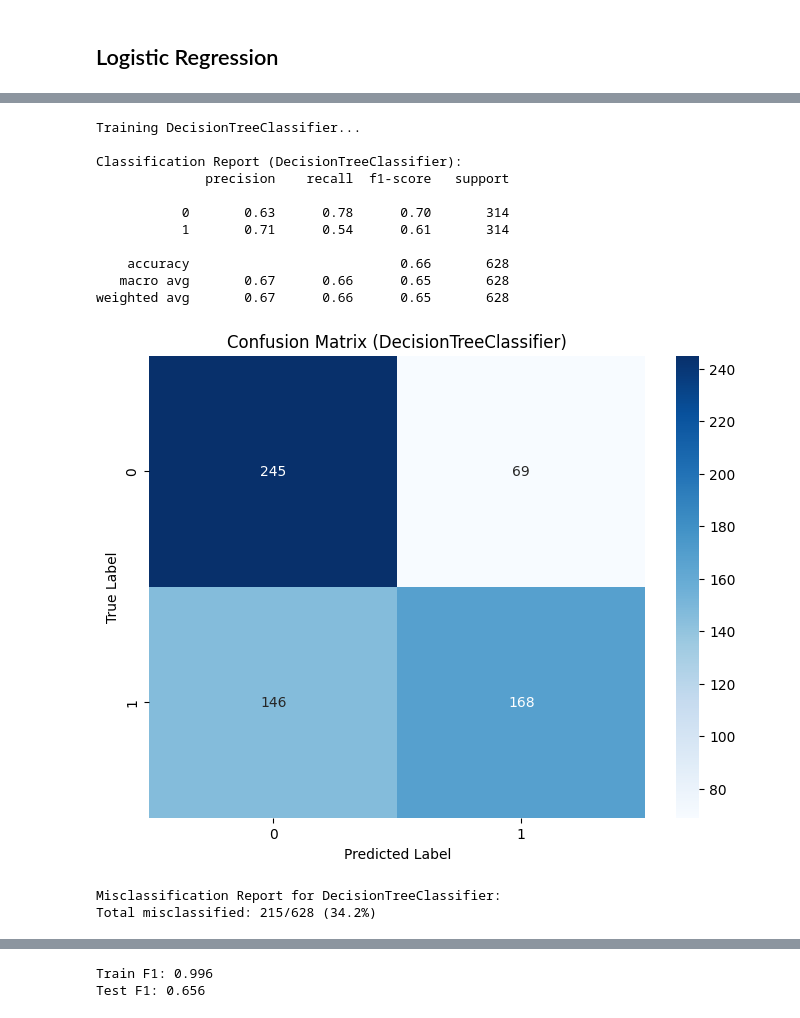
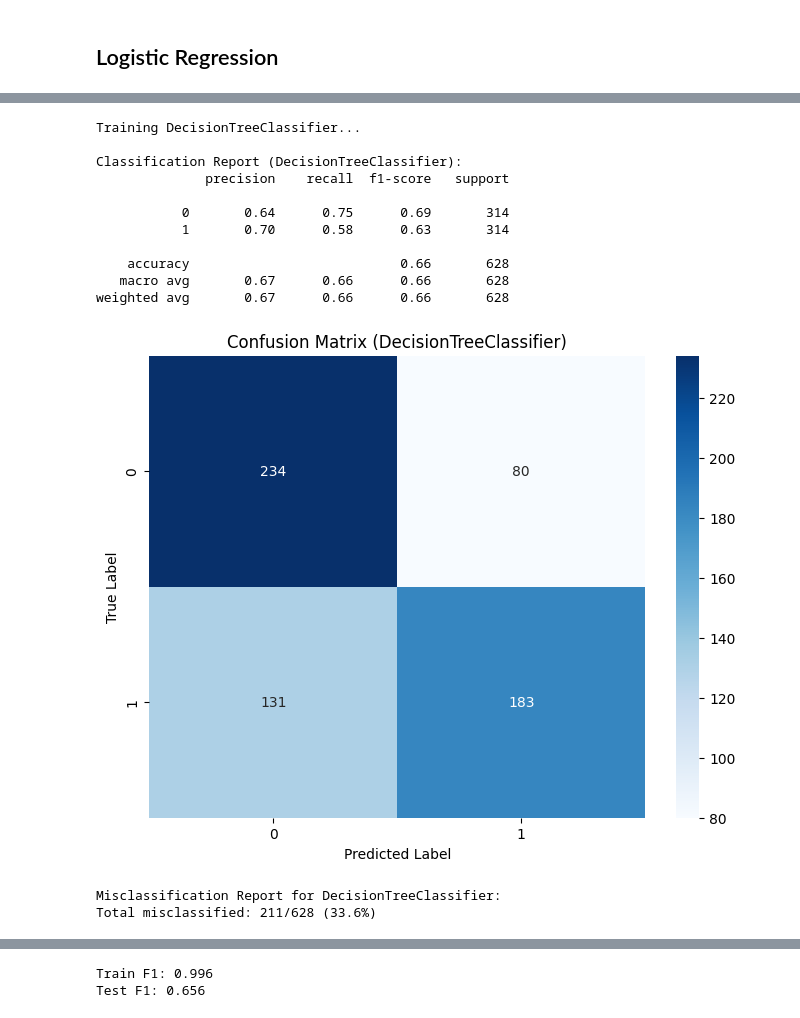
Before and after one commit to Mekruba/DAT550-Project, a Jupyter notebook: Project-TraditinalML.ipynb, the cells around one changed output, grey strips where cells are left out. Drawn from its saved outputs; the diff is of its cells as text; code cells hidden in the pictures.

```diff
--- a/Project-TraditinalML.ipynb
+++ b/Project-TraditinalML.ipynb
@@ -116,25 +116,15 @@ def extract_stylometric_features_parallel(df, n_jobs=8):
     return pd.DataFrame(results)
 # %%
 def create_text_vectorizer(texts, max_tokens=1000):
-    """
-    Creates a scikit-learn TfidfVectorizer with batch-adapted vocabulary.
 
-    Args:
-        texts: List/Series of texts (articles).
-        max_tokens: Maximum vocabulary size.
-
-    Returns:
-        Fitted TfidfVectorizer instance.
-    """
     print("Creating TfidfVectorizer...")
     vectorizer = TfidfVectorizer(
         max_features=max_tokens,
         ngram_range=(1, 2),  # Uni-grams + bi-grams
-        stop_words='english',  # Optional but recommended
-        sublinear_tf=True     # Use 1+log(tf) instead of raw counts
+        stop_words='english',
+        sublinear_tf=True
     )
 
-    # Batch-adapt vocabulary (partial_fit)
     batch_size = 1000
     for i in tqdm(range(0, len(texts), batch_size),
                  desc="Building Vocabulary",
@@ -145,17 +135,7 @@ def create_text_vectorizer(texts, max_tokens=1000):
     return vectorizer
 
 def vectorize_text_in_batches(texts, vectorizer, batch_size=10000):
-    """
-    Vectorizes text in batches using scikit-learn's transform().
 
-    Args:
-        texts: List/Series of texts.
-        vectorizer: Fitted TfidfVectorizer.
-        batch_size: Number of samples per batch.
-
-    Returns:
-        Sparse CSR matrix of shape (n_samples, n_features)
-    """
     all_vectors = []
 
     for i in tqdm(range(0, len(texts), batch_size),
@@ -187,14 +167,7 @@ def train_sklearn_model(model, X_train, X_test, y_train, y_test):
     return model
 # %%
 def print_misclassified(model, X_test, y_test):
-    """
-    Prints the number and optionally examples of misclassified samples.
 
-    Args:
-        model: Trained scikit-learn model
-        X_test: Test features (array or DataFrame)
-        y_test: True labels (array or Series)
-    """
     # Get predictions
     y_pred = model.predict(X_test)
 
@@ -276,20 +247,20 @@ Total misclassified: 236/628 (37.6%)
 # %%
 # Decision Tree
-dt_model = DecisionTreeClassifier(class_weight='balanced', max_depth=8, random_state=42)
+dt_model = DecisionTreeClassifier(criterion="entropy",class_weight='balanced', max_depth=16, random_state=42)
 trained_dt = train_sklearn_model(dt_model,X_train_combined,X_test_combined,y_train,y_test)
 print_misclassified(trained_dt,X_test_combined,y_test)
 # %% [output]
 Training DecisionTreeClassifier...
 
 Classification Report (DecisionTreeClassifier):
               precision    recall  f1-score   support
 
-           0       0.63      0.78      0.70       314
-           1       0.71      0.54      0.61       314
+           0       0.64      0.75      0.69       314
+           1       0.70      0.58      0.63       314
 
     accuracy                           0.66       628
-   macro avg       0.67      0.66      0.65       628
-weighted avg       0.67      0.66      0.65       628
+   macro avg       0.67      0.66      0.66       628
+weighted avg       0.67      0.66      0.66       628
-[figure, old version]
+[figure, new version]
 Misclassification Report for DecisionTreeClassifier:
-Total misclassified: 215/628 (34.2%)
+Total misclassified: 211/628 (33.6%)
```
Also changed, not shown: parts of 4 cells of this notebook.
